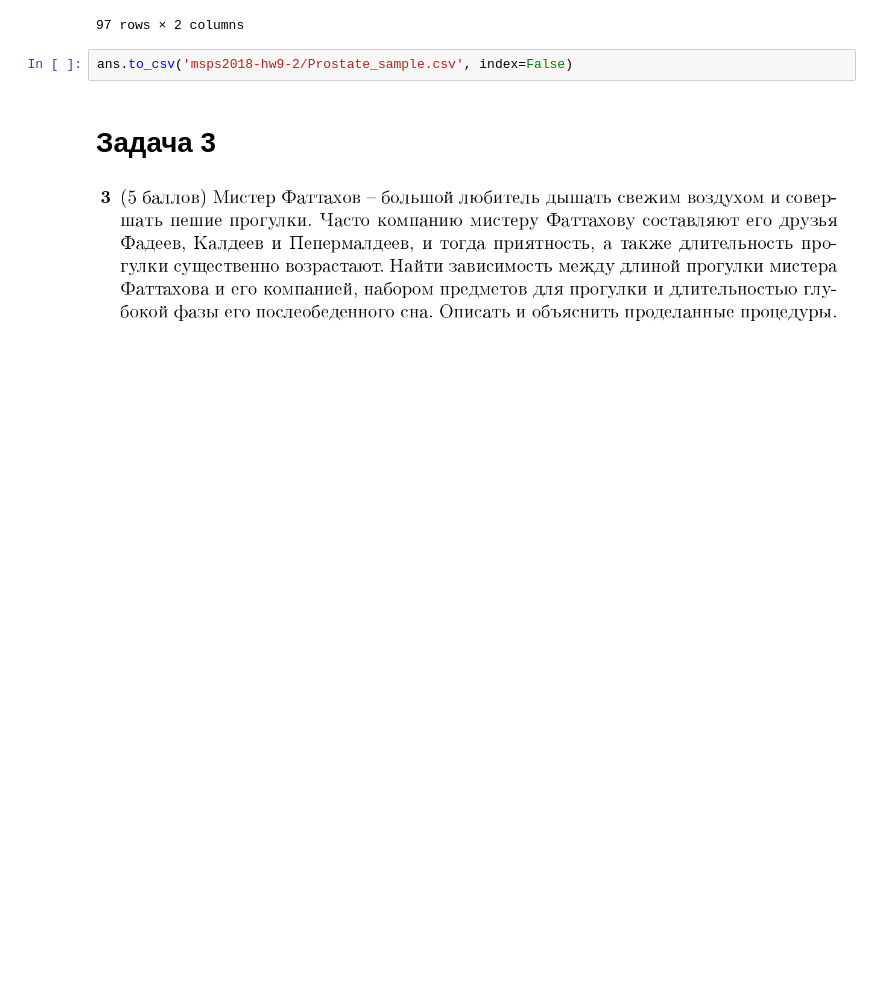
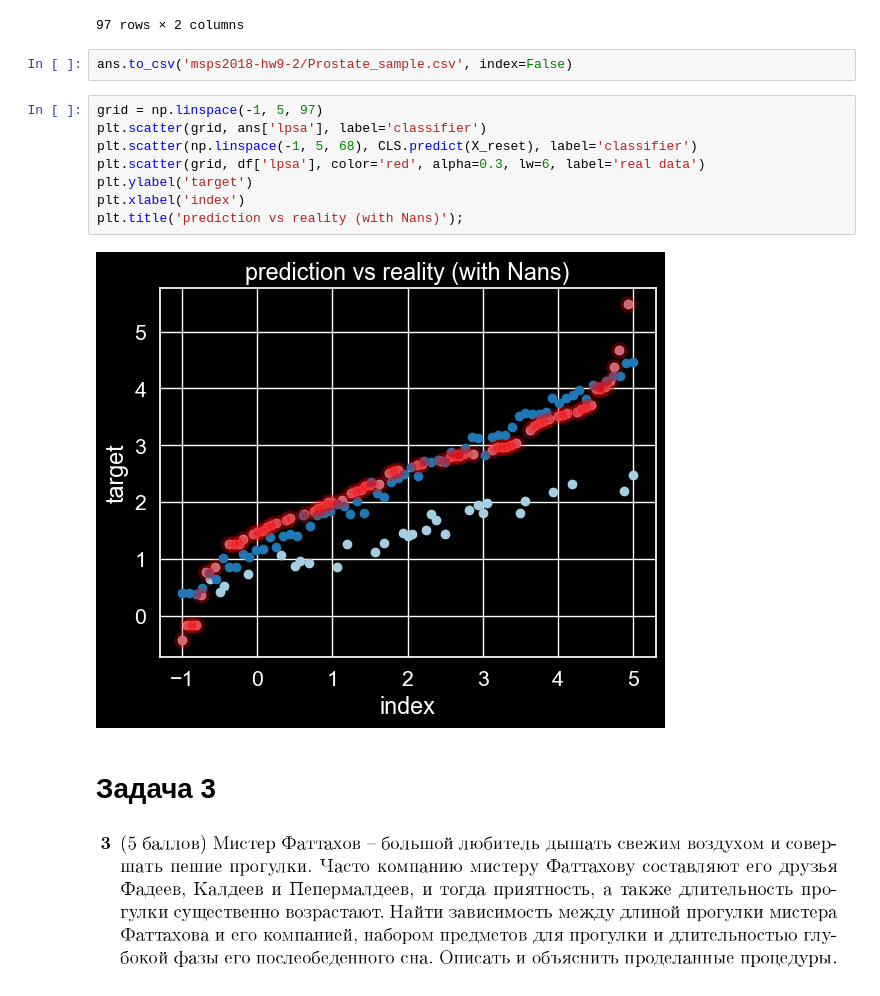
Before and after one commit to voroninip/Statistics, a Jupyter notebook: HW9/HW9.ipynb, the cells around one changed output. Saved outputs shown, nothing was run; the diff lists cells and outputs as text; blank space fills up the shorter version.

```diff
--- a/HW9/HW9.ipynb
+++ b/HW9/HW9.ipynb
@@ -594,6 +625,16 @@ ans
 97 rows × 2 columns
 # %%
 ans.to_csv('msps2018-hw9-2/Prostate_sample.csv', index=False)
+# %%
+grid = np.linspace(-1, 5, 97)
+plt.scatter(grid, ans['lpsa'], label='classifier')
+plt.scatter(np.linspace(-1, 5, 68), CLS.predict(X_reset), label='classifier')
+plt.scatter(grid, df['lpsa'], color='red', alpha=0.3, lw=6, label='real data')
+plt.ylabel('target')
+plt.xlabel('index')
+plt.title('prediction vs reality (with Nans)');
+# %% [output]
+[figure, added]
 # %% [markdown]
 # Задача 3
 # %% [markdown]
```
Also changed, not shown: parts of 119 cells of this notebook, 2 other files.
